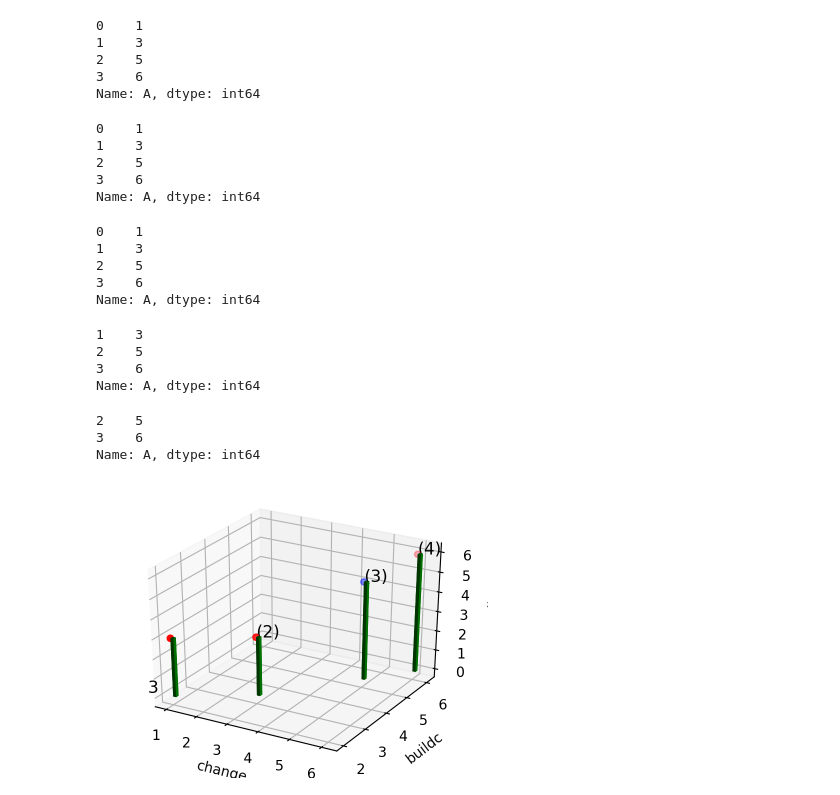
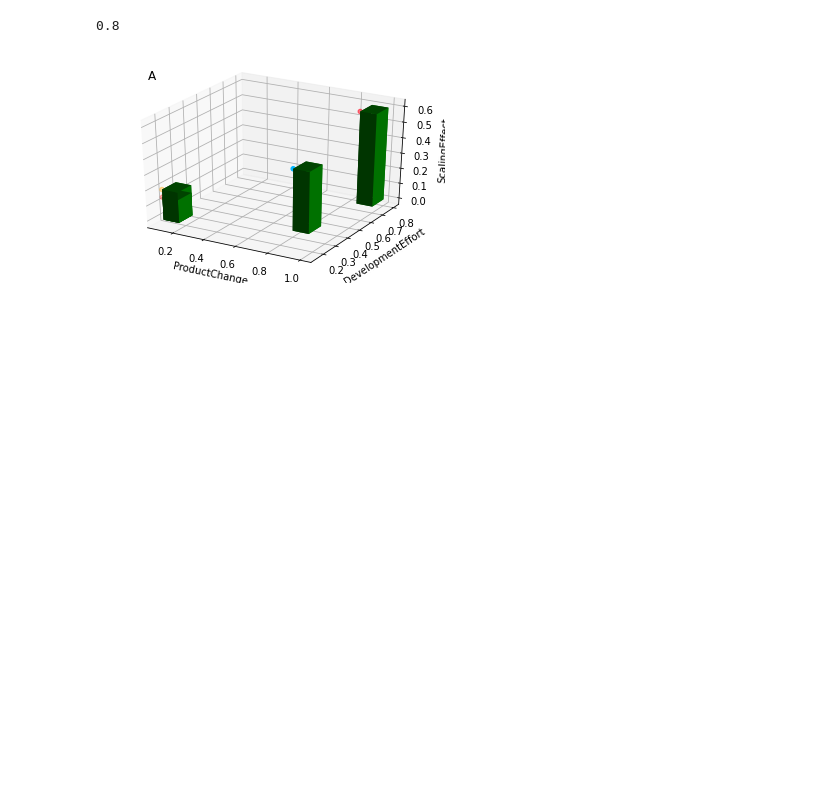
Before and after one commit to dev-main/Modeljpynb, a Jupyter notebook: 3dsimple.ipynb, the cells around one changed output. Cells and saved outputs as stored; diff of their text form; code cells hidden in the pictures; blank space fills up the shorter version.

```diff
--- a/3dsimple.ipynb
+++ b/3dsimple.ipynb
@@ -1,57 +1,48 @@
 # %%
 from mpl_toolkits import mplot3d
 import numpy as np
 import matplotlib.pyplot as plt
 import pandas
 fig = plt.figure()
 ax = plt.axes(projection="3d")
 df = pandas.DataFrame({
-   'col1': ['change', 'scaling', 'buildc', 'operc'],
-   'A': [1, 3, 5, 6],
-   'B': [2, 3, 5, 6],
-   'C': [3, 3, 5, 6]
+'Feature':['ScalingEffect', 'ProductChange', 'DevelopmentEffort', 'HW/OperationEffort'],
+'A':[0.8,0.1,0.1,0.9],
+'B':[0.3,0.15,0.15,0.7],
+'C':[0.4,0.2,0.15,0.6],
+'D':[0.7,0.2,0.15,0.66],
+'E':[0.2,0.1,0.1,0.7],
+'F':[0.2,0.7,0.8,0.85],
+'G':[0.3,0.8,0.6,0.1],
+'H':[0.35,0.8,0.8,0.1],
+'I':[0.4,0.4,0.6,0.6],
+'J':[0.5,0.5,0.75,0.5],
+'K':[0.25,0.3,0.8,0.45]
 })
 
-display(df.A)
-display(df.iloc[:,1])#row1
-display(df.iloc[0:,1])#row1 all
-display(df.iloc[1:,1])#row1 from 1
-display(df.iloc[2:4,1])#row1 2-3
+#display(df.A)
+#display(df.iloc[:,1])#row1
+#display(df.iloc[0:,1])#row1 all
+#display(df.iloc[1:,1])#row1 from 1
+#display(df.iloc[2:4,1])#row1 2-3
+#display(df.iloc[0,1]) erste zahl
 
-ax.set_xlabel(df.iloc[0,0])
+ax.set_xlabel(df.iloc[1,0])
 ax.set_ylabel(df.iloc[2,0])
-ax.set_zlabel(df.iloc[1,0])
+ax.set_zlabel(df.iloc[0,0])
 
 ax.scatter3D(df.iloc[:,1], df.iloc[:,2],  df.iloc[:,3], c=df.iloc[:,3], cmap='hsv');
 
-ax.text(1, 1, 1,  df.iloc[1,1] , size=12, zorder=1, color='k')
+
+
+
+ax.text(df.iloc[0,1], df.iloc[2,1], df.iloc[3,1],  "A" , size=12, zorder=1, color='k')
 ax.text(3,3, 3, '(2)' , size=12, zorder=1, color='k')
 ax.text(5, 5, 5, '(3)' , size=12, zorder=1, color='k')
 ax.text(6, 6, 6, '(4)' , size=12, zorder=1, color='k')
 
 ax.bar3d(df.iloc[:,1], df.iloc[:,2], df.iloc[:,3], 0.1, 0.1, -df.iloc[:,3], color='g')
 plt.show()
 # %% [output]
-0    1
-1    3
-2    5
-3    6
-Name: A, dtype: int64
+0.8
-0    1
-1    3
-2    5
-3    6
-Name: A, dtype: int64
-0    1
-1    3
-2    5
-3    6
-Name: A, dtype: int64
-1    3
-2    5
-3    6
-Name: A, dtype: int64
-2    5
-3    6
-Name: A, dtype: int64
-[figure, old version]
+[figure, new version]
```
